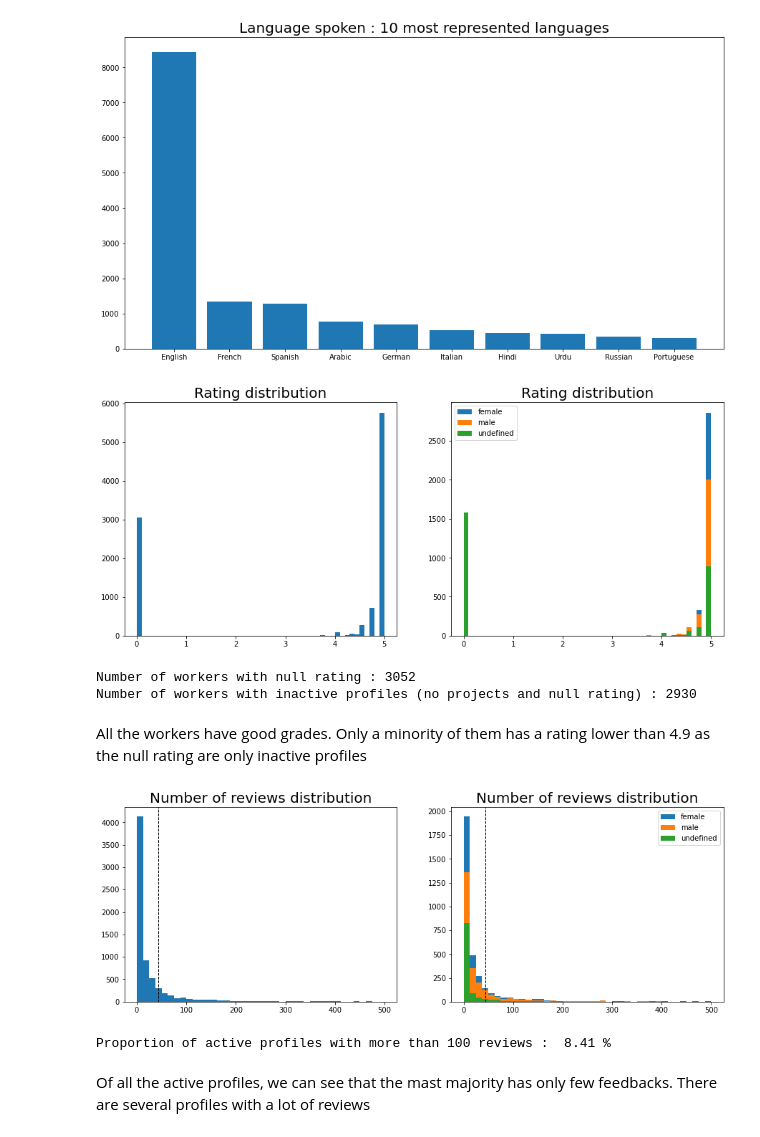
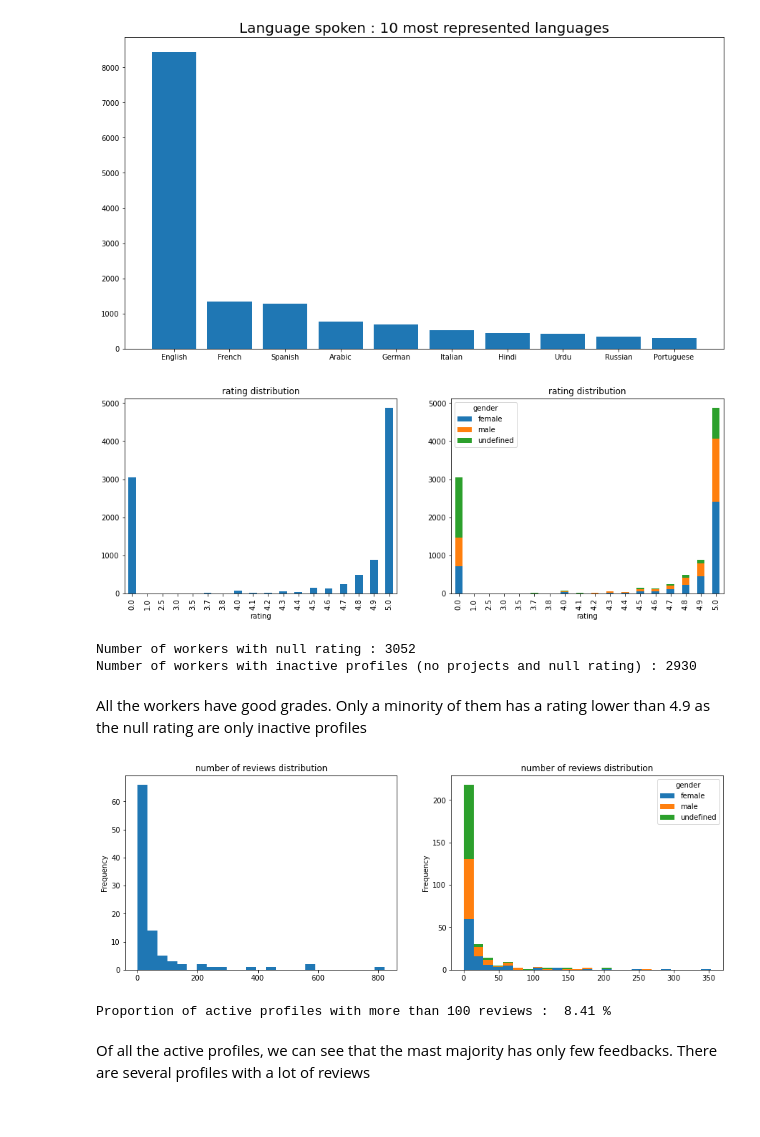
Before and after one commit to Victor-Manach/MODS207, a Jupyter notebook: Data_Analysis.ipynb, the cells around one changed output. Drawn from its saved outputs; the diff is of its cells as text; code cells hidden in the pictures.

```diff
--- a/Data_Analysis.ipynb
+++ b/Data_Analysis.ipynb
@@ -7,6 +7,8 @@ import seaborn as sns
 from collections import Counter
 # %%
 data = pd.read_csv('./data/improved_profiles_26_04_2021.csv')
+# %%
+data['gender'] = data['gender'].fillna("undefined")
 # %%
 data.head(3)
 # %% [output]
@@ -51,47 +53,32 @@ plt.show()
 # %% [output]
 [figure]
 # %%
-figure = plt.figure(figsize=(15,6))
+fig, axes = plt.subplots(nrows=1, ncols=2)
 
-axes = figure.add_subplot(121)
-plt.hist(data['rating'], bins = 50)
-plt.title("Rating distribution", fontsize = 20)
+plt_rating = data.groupby('rating')['rating'].count()
+plt_rating.plot(kind='bar', figsize=(15,5), ax=axes[0], title = "rating distribution")
 
-axes = figure.add_subplot(122)
-plt.hist(data[data['gender']=='female']['rating'], bins = 50, label = 'female')
-plt.hist(data[data['gender']=='male']['rating'], bins = 50, label = 'male')
-plt.hist(data[data['gender'].isna()]['rating'], bins = 50, label = 'undefined')
-plt.title("Rating distribution", fontsize = 20)
-plt.legend()
+plt_rating_gender = data.groupby(['gender', 'rating'])['rating'].count().unstack('gender').fillna(0)
+plt_rating_gender.plot(kind='bar', stacked=True, figsize=(15,5), ax=axes[1], title = "rating distribution")
 
 plt.show()
 
 print('Number of workers with null rating :', len(data.loc[(data['rating'] == 0)]))
 print('Number of workers with inactive profiles (no projects and null rating) :',  len(data.loc[(data['rating'] == 0) & (data['nb_projects'] == 0)]))
 # %% [output]
-[figure, old version]
+[figure, new version]
 Number of workers with null rating : 3052
 Number of workers with inactive profiles (no projects and null rating) : 2930
 # %% [markdown]
 All the workers have good grades. Only a minority of them has a rating lower than 4.9 as the null rating are only inactive profiles
 # %%
-figure = plt.figure(figsize=(15,5))
+fig, axes = plt.subplots(nrows=1, ncols=2)
 
+plt_reviews = data.loc[(0<data['nb_reviews']) & (data['nb_reviews']<100)].groupby('nb_reviews')['nb_reviews'].count()
+plt_reviews.plot(kind='hist', bins = 25, figsize=(15,5), ax=axes[0], title = "number of reviews distribution")
 
-axes = figure.add_subplot(121)
-plt.hist(data.loc[(0<data['nb_reviews'])]['nb_reviews'], range=[0, 500], bins = 40)
-plt.title("Number of reviews distribution", fontsize = 20)
-plt.axvline(sum(data.loc[(0<data['nb_reviews'])]['nb_reviews'])/len(data.loc[(0<data['nb_reviews'])]['nb_reviews']), color='k', linestyle='dashed', linewidth=1)
-
-
-axes = figure.add_subplot(122)
-plt.hist(data.loc[(0<data['nb_reviews']) & (data['gender']=='female')]['nb_reviews'], range=[0, 500], bins = 40, label = 'female')
-plt.hist(data.loc[(0<data['nb_reviews']) & (data['gender']=='male')]['nb_reviews'], range=[0, 500], bins = 40, label = 'male')
-plt.hist(data.loc[(0<data['nb_reviews']) & (data['gender'].isna())]['nb_reviews'], range=[0, 500], bins = 40, label = 'undefined')
-plt.title("Number of reviews distribution", fontsize = 20)
-plt.axvline(sum(data.loc[(0<data['nb_reviews'])]['nb_reviews'])/len(data.loc[(0<data['nb_reviews'])]['nb_reviews']), color='k', linestyle='dashed', linewidth=1)
-plt.legend()
-
+plt_reviews_gender = data.loc[(0<data['nb_reviews']) & (data['nb_reviews']<100)].groupby(['gender', 'nb_reviews'])['nb_reviews'].count().unstack('gender').fillna(0)
+plt_reviews_gender.plot(kind='hist', bins = 25, stacked = True, figsize=(15,5), ax=axes[1], title = "number of reviews distribution")
 
 plt.show()
 
@@ -99,7 +86,7 @@ print("Proportion of active profiles with more than 100 reviews : ", 100 *
       round(len(data.loc[(0<data['nb_reviews']) & (data['nb_reviews']>100)]['nb_reviews'])/
             len(data.loc[(0<data['nb_reviews'])]['nb_reviews']),4), "%")
 # %% [output]
-[figure, old version]
+[figure, new version]
 Proportion of active profiles with more than 100 reviews :  8.41 %
 # %% [markdown]
 Of all the active profiles, we can see that the mast majority has only few feedbacks. There are several profiles with a lot of reviews
```
Also changed, not shown: parts of 1 cell of this notebook, 1 other file.
